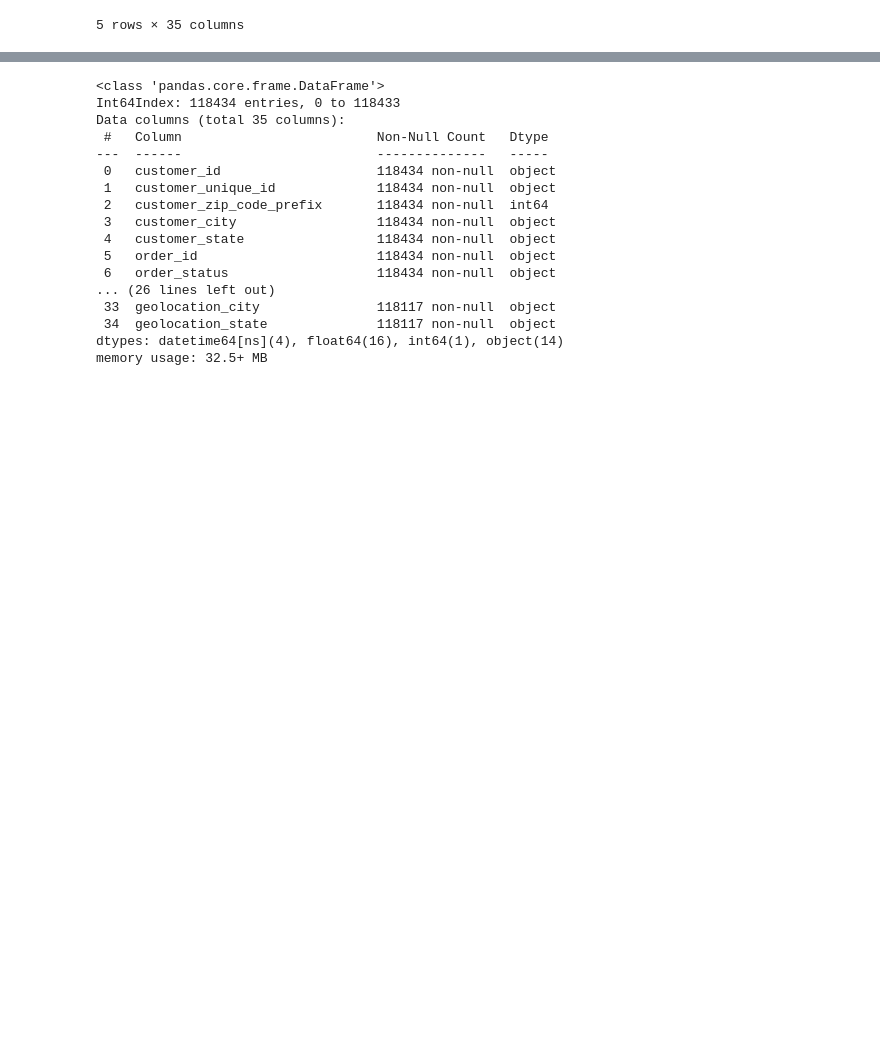
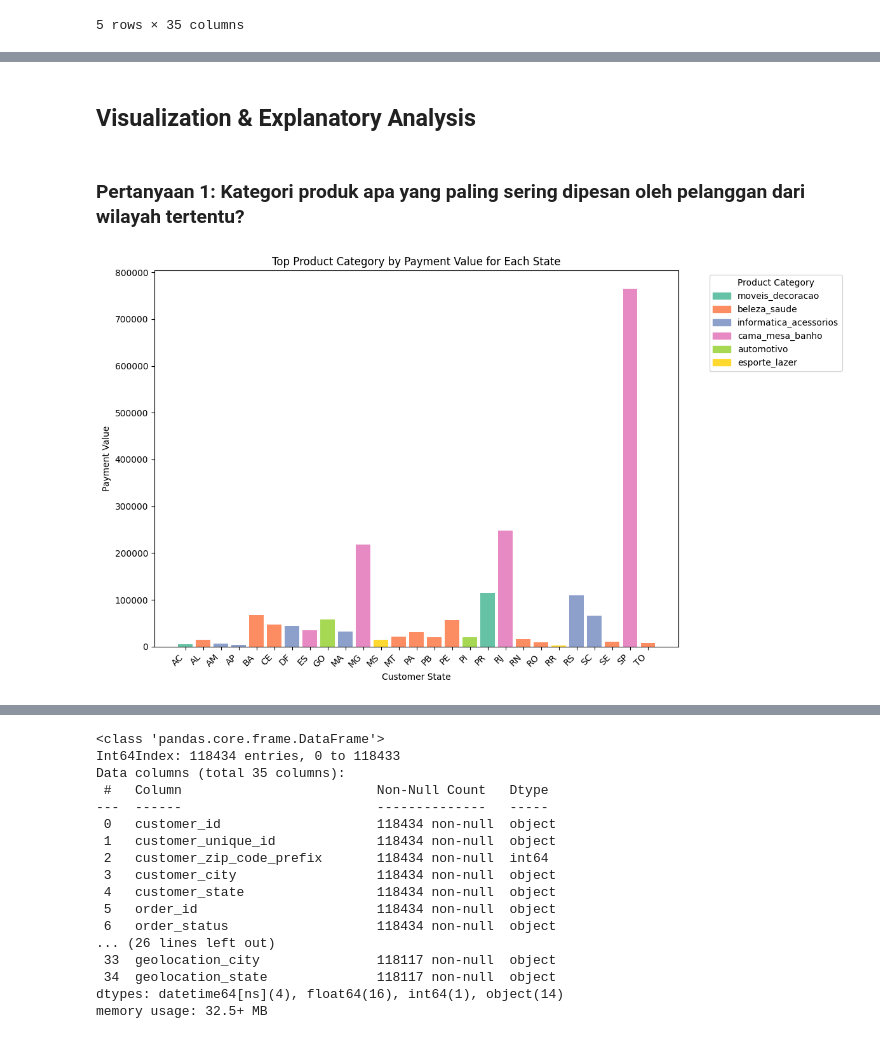
Before and after one commit to Rikiyp/Project_Analysis_Data, a Jupyter notebook: Proyek_Analisis_Data.ipynb, the cells around one changed output, grey strips where cells are left out. Saved outputs shown, nothing was run; the diff lists cells and outputs as text; code cells hidden in the pictures; blank space fills up the shorter version.

```diff
--- a/Proyek_Analisis_Data.ipynb
+++ b/Proyek_Analisis_Data.ipynb
@@ -533,3 +559,5 @@ product_length_cm               0
 product_height_cm               0
 product_width_cm                0
 dtype: int64
+# %%
+order_payments_df = order_payments_df.drop(order_payments_df[order_payments_df["payment_type"] == "not_defined"].index)
@@ -918,0 +862,47 @@ main_data.head()
+# %% [markdown]
+## Visualization & Explanatory Analysis
+# %% [markdown]
+### Pertanyaan 1: Kategori produk apa yang paling sering dipesan oleh pelanggan dari wilayah tertentu?
+# %%
+# Pivot table asli: total payment_value untuk setiap state dan kategori produk
+pivot_df = main_data.pivot_table(values='payment_value', index='customer_state', columns='product_category_name', aggfunc='sum', fill_value=0)
+
+# Langkah 1: Mencari product_category_name dengan payment_value terbanyak untuk setiap state
+max_payment_category_per_state = pivot_df.idxmax(axis=1)  # Mengambil kategori dengan nilai terbesar per state
+max_payment_value_per_state = pivot_df.max(axis=1)  # Mengambil nilai terbesar per state
+
+# Langkah 2: Membuat DataFrame baru dengan customer_state, kategori terbesar, dan nilai payment_value
+result_df = pd.DataFrame({
+    'Top Product Category': max_payment_category_per_state,
+    'Payment Value': max_payment_value_per_state
+})
+
+# Langkah 3: Membuat bar chart dengan warna berbeda untuk setiap kategori
+plt.figure(figsize=(12, 7))
+
+# Menggunakan palette seaborn untuk menghasilkan warna berbeda untuk setiap kategori
+unique_categories = result_df['Top Product Category'].unique()
+colors = sns.color_palette('Set2', len(unique_categories))
+
+# Map setiap kategori ke warna yang berbeda
+category_color_map = {category: colors[i] for i, category in enumerate(unique_categories)}
+bar_colors = result_df['Top Product Category'].map(category_color_map)
+
+# Plot bar chart dengan warna yang sesuai untuk setiap kategori
+bars = plt.bar(result_df.index, result_df['Payment Value'], color=bar_colors)
+
+# Menambahkan label dan judul
+plt.xlabel('Customer State')
+plt.ylabel('Payment Value')
+plt.title('Top Product Category by Payment Value for Each State')
+plt.xticks(rotation=45, ha='right')
+
+# Menambahkan legend dengan nama kategori produk
+handles = [plt.Rectangle((0,0),1,1, color=category_color_map[category]) for category in unique_categories]
+plt.legend(handles, unique_categories, title="Product Category", bbox_to_anchor=(1.05, 1), loc='upper left')
+
+# Menampilkan plot
+plt.tight_layout()
+plt.show()
+# %% [output]
+[figure, added]
```
Also changed, not shown: parts of 62 cells of this notebook, 3 other files.
